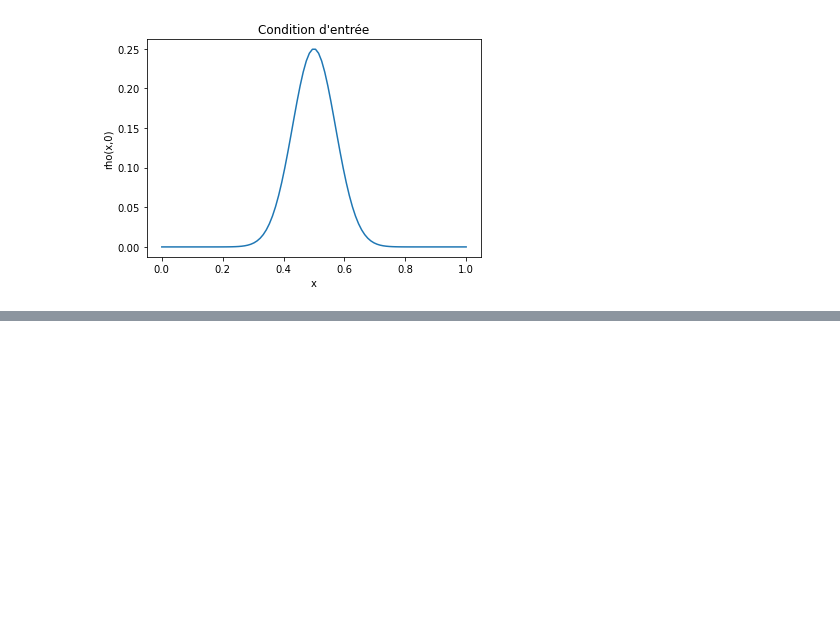
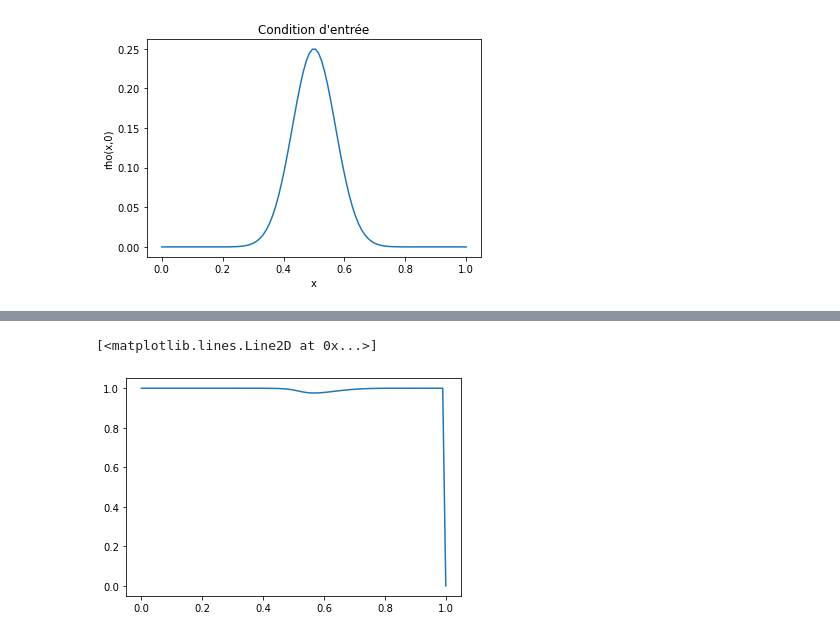
Before and after one commit to s-fl0res/PAr-168, a Jupyter notebook: calcul_mfg.ipynb, the cells around one changed output, grey strips where cells are left out. Drawn from its saved outputs; the diff is of its cells as text; code cells hidden in the pictures; blank space fills up the shorter version.

```diff
--- a/calcul_mfg.ipynb
+++ b/calcul_mfg.ipynb
@@ -80,0 +92,6 @@ for iteration in range(10):
+# %%
+plt.figure()
+plt.plot(x,v[n-2]/max(v[n-2]))
+# %% [output]
+[<matplotlib.lines.Line2D at 0x...>]
+[figure, added]
```
Also changed, not shown: parts of 5 cells of this notebook.
